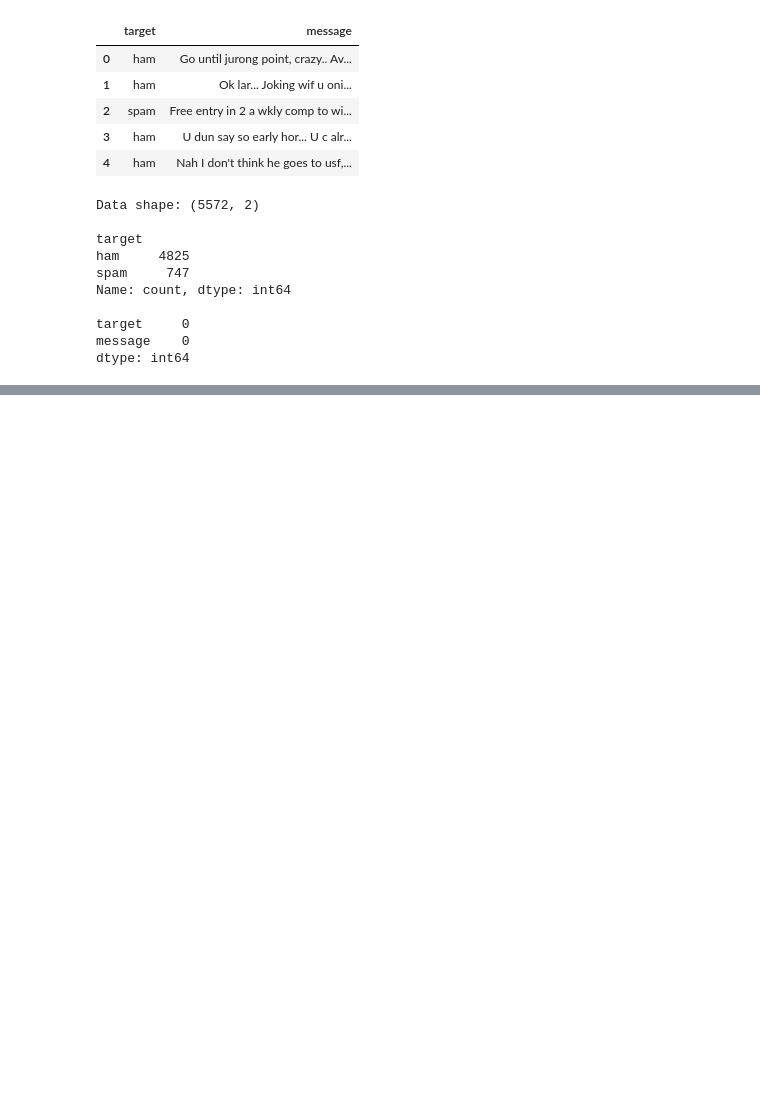
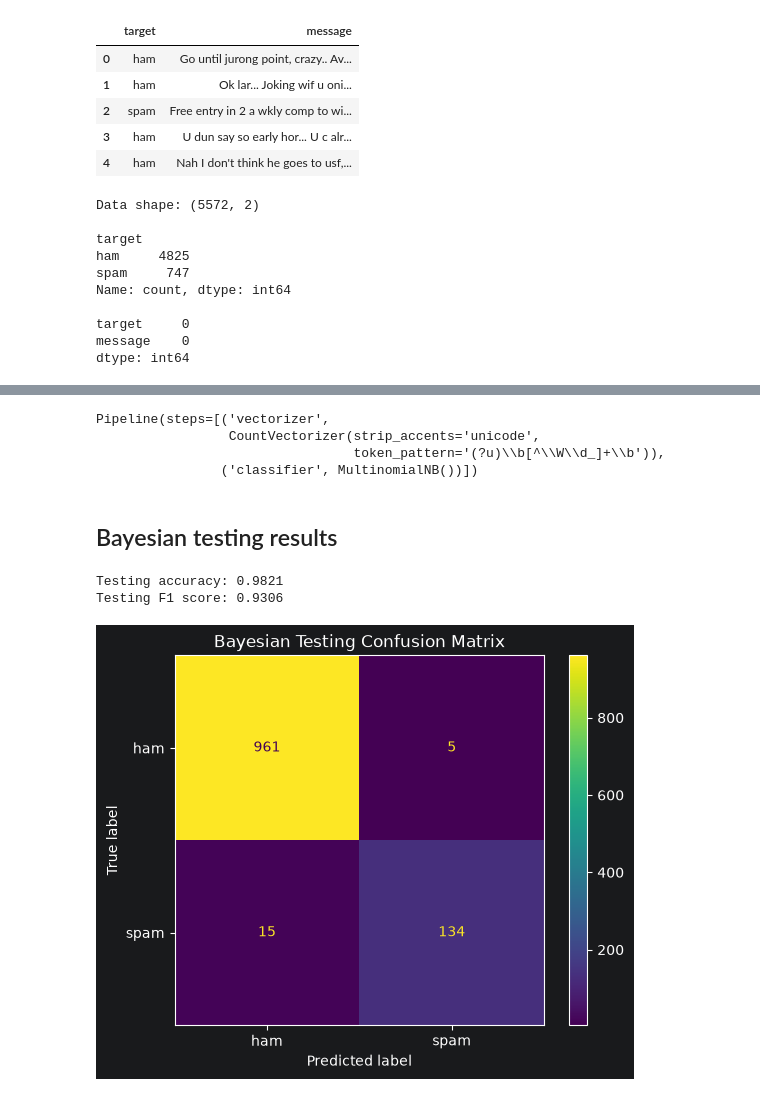
Before and after one commit to grateful-bread-dev/cpsc4970-m4, a Jupyter notebook: M4Homework.ipynb, the cells around one changed output, grey strips where cells are left out. Saved outputs shown, nothing was run; the diff lists cells and outputs as text; code cells hidden in the pictures; blank space fills up the shorter version.

```diff
--- a/M4Homework.ipynb
+++ b/M4Homework.ipynb
@@ -75,0 +100,14 @@ data.head()
+# %%
+X = data["message"]
+y = data["target"]
+
+X_train, X_test, y_train, y_test = train_test_split(
+    X,
+    y,
+    test_size=0.20,
+    random_state=42,
+    stratify=y
+)
+
+print("Training messages:", len(X_train))
+print("Testing messages:", len(X_test))
@@ -75,0 +242,38 @@ data.head()
+# %%
+bayesian_pipeline.fit(X_train, y_train)
+# %% [output]
+Pipeline(steps=[('vectorizer',
+                 CountVectorizer(strip_accents='unicode',
+                                 token_pattern='(?u)\\b[^\\W\\d_]+\\b')),
+                ('classifier', MultinomialNB())])
+# %% [markdown]
+## Bayesian testing results
+# %%
+bayesian_test_predictions = bayesian_pipeline.predict(X_test)
+
+bayesian_test_accuracy = accuracy_score(
+    y_test,
+    bayesian_test_predictions
+)
+
+bayesian_test_f1 = f1_score(
+    y_test,
+    bayesian_test_predictions
+)
+
+print(f"Testing accuracy: {bayesian_test_accuracy:.4f}")
+print(f"Testing F1 score: {bayesian_test_f1:.4f}")
+
+ConfusionMatrixDisplay.from_predictions(
+    y_test,
+    bayesian_test_predictions,
+    display_labels=["ham", "spam"],
+    values_format="d"
+)
+
+plt.title("Bayesian Testing Confusion Matrix")
+plt.show()
+# %% [output]
+Testing accuracy: 0.9821
+Testing F1 score: 0.9306
+[figure, added]
```
Also changed, not shown: parts of 15 cells of this notebook.
